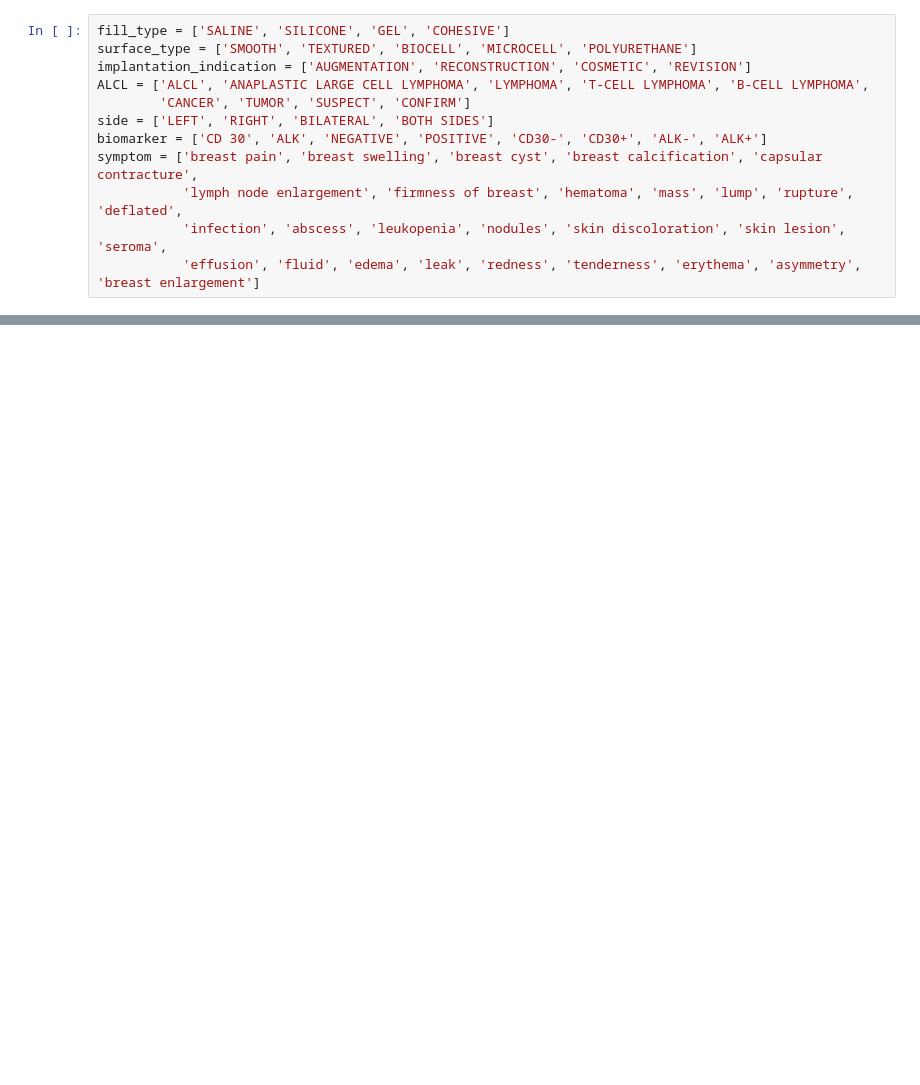
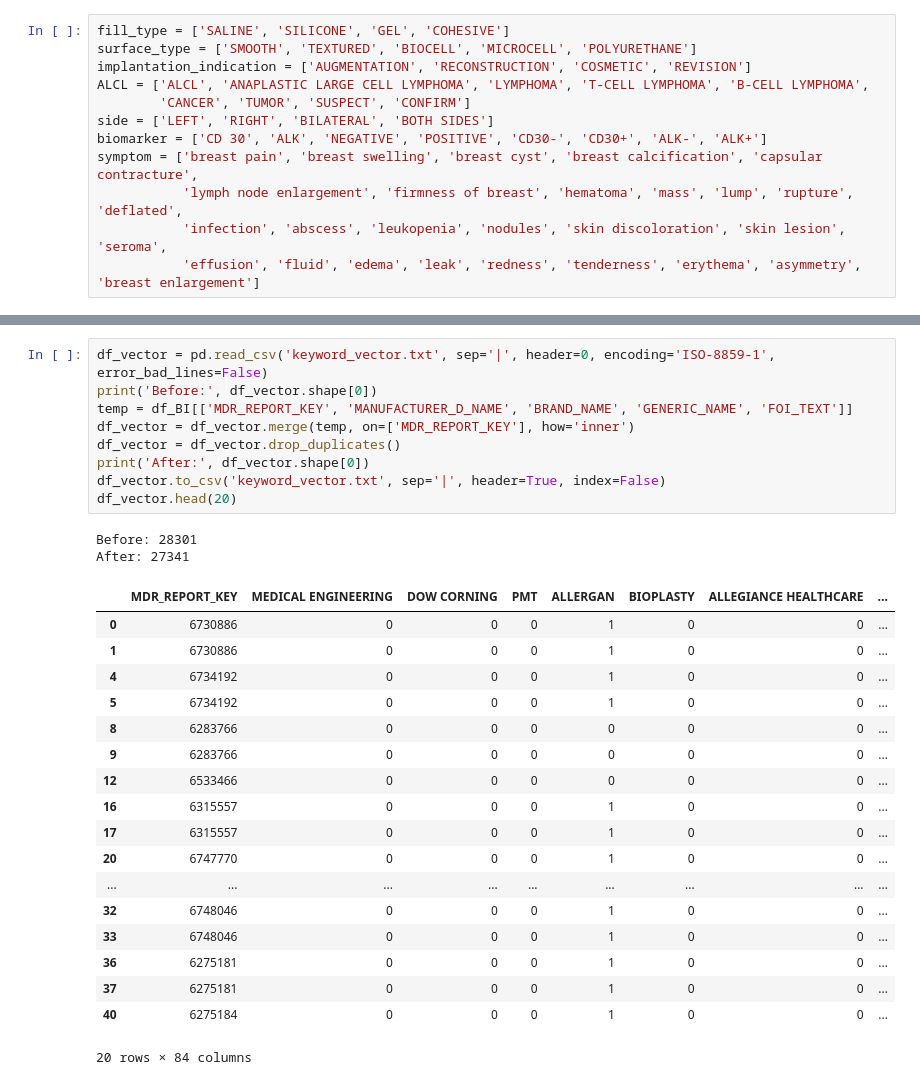
Before and after one commit to jacobwang123/MAUDE, a Jupyter notebook: 13_Word_Frequency_&_Vector.ipynb, the cells around one changed output, grey strips where cells are left out. Drawn from its saved outputs; the diff is of its cells as text; blank space fills up the shorter version.

```diff
--- a/13_Word_Frequency_&_Vector.ipynb
+++ b/13_Word_Frequency_&_Vector.ipynb
@@ -290,0 +299,30 @@ df_vector.head(20)
+# %%
+df_vector = pd.read_csv('keyword_vector.txt', sep='|', header=0, encoding='ISO-8859-1', error_bad_lines=False)
+print('Before:', df_vector.shape[0])
+temp = df_BI[['MDR_REPORT_KEY', 'MANUFACTURER_D_NAME', 'BRAND_NAME', 'GENERIC_NAME', 'FOI_TEXT']]
+df_vector = df_vector.merge(temp, on=['MDR_REPORT_KEY'], how='inner')
+df_vector = df_vector.drop_duplicates()
+print('After:', df_vector.shape[0])
+df_vector.to_csv('keyword_vector.txt', sep='|', header=True, index=False)
+df_vector.head(20)
+# %% [output]
+Before: 28301
+After: 27341
+|  | MDR_REPORT_KEY | MEDICAL ENGINEERING | DOW CORNING | PMT | ALLERGAN | BIOPLASTY | ALLEGIANCE HEALTHCARE | ... |
+| 0 | 6730886 | 0 | 0 | 0 | 1 | 0 | 0 | ... |
+| 1 | 6730886 | 0 | 0 | 0 | 1 | 0 | 0 | ... |
+| 4 | 6734192 | 0 | 0 | 0 | 1 | 0 | 0 | ... |
+| 5 | 6734192 | 0 | 0 | 0 | 1 | 0 | 0 | ... |
+| 8 | 6283766 | 0 | 0 | 0 | 0 | 0 | 0 | ... |
+| 9 | 6283766 | 0 | 0 | 0 | 0 | 0 | 0 | ... |
+| 12 | 6533466 | 0 | 0 | 0 | 0 | 0 | 0 | ... |
+| 16 | 6315557 | 0 | 0 | 0 | 1 | 0 | 0 | ... |
+| 17 | 6315557 | 0 | 0 | 0 | 1 | 0 | 0 | ... |
+| 20 | 6747770 | 0 | 0 | 0 | 1 | 0 | 0 | ... |
+| ... | ... | ... | ... | ... | ... | ... | ... | ... |
+| 32 | 6748046 | 0 | 0 | 0 | 1 | 0 | 0 | ... |
+| 33 | 6748046 | 0 | 0 | 0 | 1 | 0 | 0 | ... |
+| 36 | 6275181 | 0 | 0 | 0 | 1 | 0 | 0 | ... |
+| 37 | 6275181 | 0 | 0 | 0 | 1 | 0 | 0 | ... |
+| 40 | 6275184 | 0 | 0 | 0 | 1 | 0 | 0 | ... |
+20 rows × 84 columns
```
Also changed, not shown: parts of 14 cells of this notebook, 55 other files.
